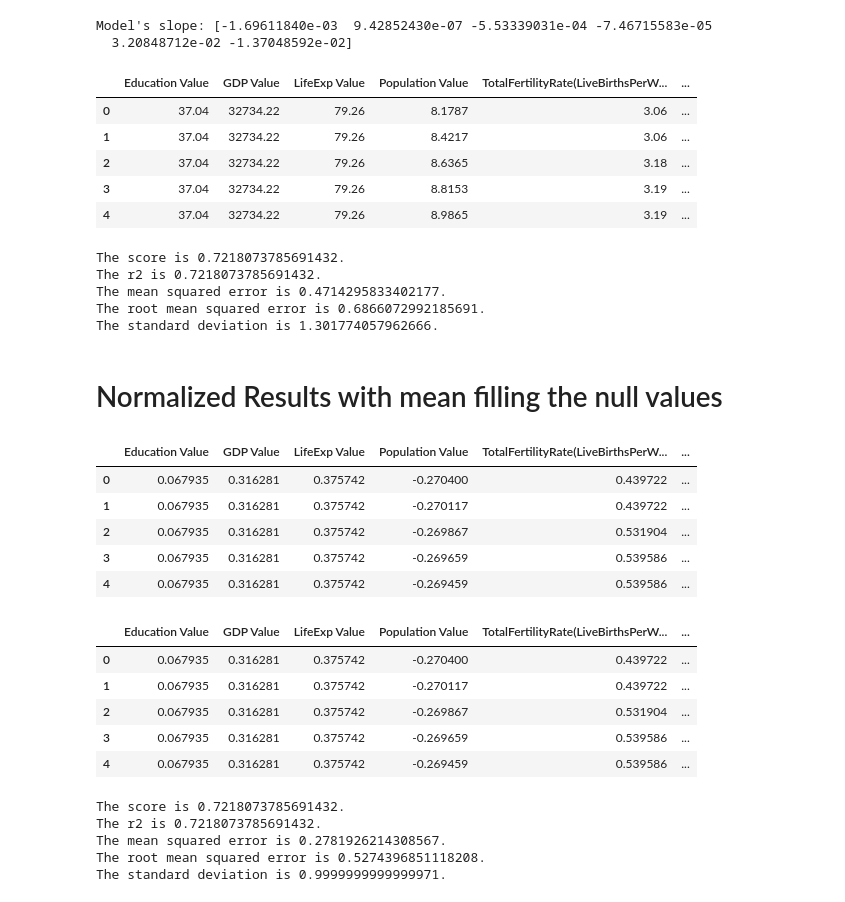
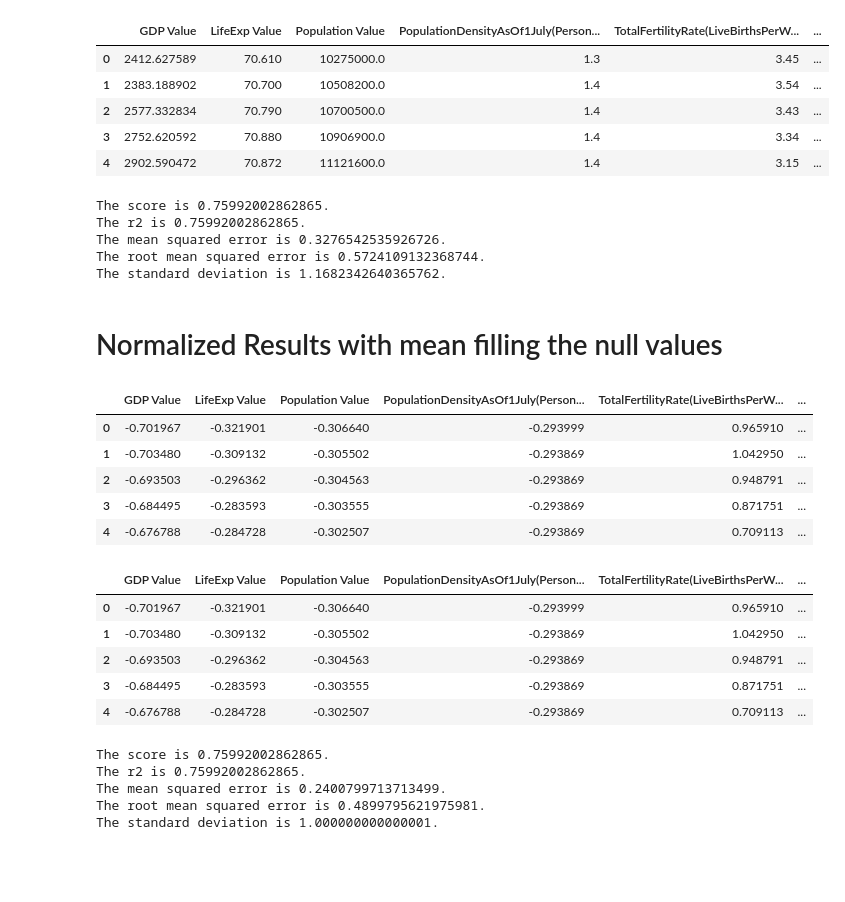
Before and after one commit to ElvisTheCoder/Project4, a Jupyter notebook: Regresssion_Modeling.ipynb, the cells around one changed output. Saved outputs shown, nothing was run; the diff lists cells and outputs as text; code cells hidden in the pictures; blank space fills up the shorter version.

```diff
--- a/Regresssion_Modeling.ipynb
+++ b/Regresssion_Modeling.ipynb
@@ -77,4 +11,5 @@ table_df
 # %%
-All_data_df = pd.read_csv("./Clean_datasets/mergefinal.csv")
+#Importing the data tabl;e
+All_data_df = pd.read_csv("./Clean_datasets/mergeFinalFilledwithedu.csv")
 All_data_df.head()
 # %% [output]
@@ -245,35 +209,34 @@ data_nonulls_df.describe()
 # %%
-
-data_training2=All_data_df.drop(columns=["LOCATION","Year","G20 Value"])
-data_training2=data_training2.fillna({'GDP Value':32734.22,
-                                      'LifeExp Value':79.26,
-                                      'TotalFertilityRate(LiveBirthsPerWoman)':1.69,
+#,"G20 Value"
+data_training2=All_data_df.drop(columns=["LOCATION","Year"])
+data_training2=data_training2.fillna({'GDP Value':	28182.05,
+                                      'LifeExp Value':77.27,
+                                      'TotalFertilityRate(LiveBirthsPerWoman)':1.77,
                                       'Unemployment Value':6.70,
-                                      'Population Value':94.92,
-                                      'Education Value':37.04,
-                                      'InfantMortalityRate(InfantDeathsPer1000LiveBirths)':6.30})
+                                      'Population Value':1.240653e+08,
+                                      'Education Value':33.31,
+                                      'InfantMortalityRate(InfantDeathsPer1000LiveBirths)':9.29,
+                                      'PopulationDensityAsOf1July(PersonsPerSquareKm)':140.37})
 fertility_y = data_training2['TotalFertilityRate(LiveBirthsPerWoman)']
 X=data_training2.drop(columns="TotalFertilityRate(LiveBirthsPerWoman)")
 #X=data_training.copy()
 
 
 model = LinearRegression()
 model.fit(X, fertility_y)
 coef=model.coef_
 intercept=model.intercept_
 predicted_y_values = model.predict(X)
 predicted=data_training2.copy()
 predicted["fertility predicted"]=predicted_y_values
 predicted.head()
 # %% [output]
-Model's slope: [-1.69611840e-03  9.42852430e-07 -5.53339031e-04 -7.46715583e-05
-  3.20848712e-02 -1.37048592e-02]
-|  | Education Value | GDP Value | LifeExp Value | Population Value | TotalFertilityRate(LiveBirthsPerW... | ... |
-| 0 | 37.04 | 32734.22 | 79.26 | 8.1787 | 3.06 | ... |
-| 1 | 37.04 | 32734.22 | 79.26 | 8.4217 | 3.06 | ... |
-| 2 | 37.04 | 32734.22 | 79.26 | 8.6365 | 3.18 | ... |
-| 3 | 37.04 | 32734.22 | 79.26 | 8.8153 | 3.19 | ... |
-| 4 | 37.04 | 32734.22 | 79.26 | 8.9865 | 3.19 | ... |
+|  | GDP Value | LifeExp Value | Population Value | PopulationDensityAsOf1July(Person... | TotalFertilityRate(LiveBirthsPerW... | ... |
+| 0 | 2412.627589 | 70.610 | 10275000.0 | 1.3 | 3.45 | ... |
+| 1 | 2383.188902 | 70.700 | 10508200.0 | 1.4 | 3.54 | ... |
+| 2 | 2577.332834 | 70.790 | 10700500.0 | 1.4 | 3.43 | ... |
+| 3 | 2752.620592 | 70.880 | 10906900.0 | 1.4 | 3.34 | ... |
+| 4 | 2902.590472 | 70.872 | 11121600.0 | 1.4 | 3.15 | ... |
 # %%
 from sklearn.metrics import mean_squared_error, r2_score
 score = model.score(X, fertility_y, sample_weight=None)
@@ -289,15 +252,15 @@ print(f"The mean squared error is {mse}.")
 print(f"The root mean squared error is {rmse}.")
 print(f"The standard deviation is {std}.")
 # %% [output]
-The score is 0.7218073785691432.
-The r2 is 0.7218073785691432.
-The mean squared error is 0.4714295833402177.
-The root mean squared error is 0.6866072992185691.
-The standard deviation is 1.301774057962666.
+The score is 0.75992002862865.
+The r2 is 0.75992002862865.
+The mean squared error is 0.3276542535926726.
+The root mean squared error is 0.5724109132368744.
+The standard deviation is 1.1682342640365762.
 # %% [markdown]
 # Normalized Results with mean filling the null values
 # %%
-from sklearn.preprocessing import StandardScaler
+
 data_training3=data_training2.copy()
 columns=[]
 column_names=data_training3.columns.values.tolist()
@@ -308,12 +271,12 @@ data_training4=pd.DataFrame(data_training4, columns=column_names,index=data_trai
 
 data_training4.head()
 # %% [output]
-|  | Education Value | GDP Value | LifeExp Value | Population Value | TotalFertilityRate(LiveBirthsPerW... | ... |
-| 0 | 0.067935 | 0.316281 | 0.375742 | -0.270400 | 0.439722 | ... |
-| 1 | 0.067935 | 0.316281 | 0.375742 | -0.270117 | 0.439722 | ... |
-| 2 | 0.067935 | 0.316281 | 0.375742 | -0.269867 | 0.531904 | ... |
-| 3 | 0.067935 | 0.316281 | 0.375742 | -0.269659 | 0.539586 | ... |
-| 4 | 0.067935 | 0.316281 | 0.375742 | -0.269459 | 0.539586 | ... |
+|  | GDP Value | LifeExp Value | Population Value | PopulationDensityAsOf1July(Person... | TotalFertilityRate(LiveBirthsPerW... | ... |
+| 0 | -0.701967 | -0.321901 | -0.306640 | -0.293999 | 0.965910 | ... |
+| 1 | -0.703480 | -0.309132 | -0.305502 | -0.293869 | 1.042950 | ... |
+| 2 | -0.693503 | -0.296362 | -0.304563 | -0.293869 | 0.948791 | ... |
+| 3 | -0.684495 | -0.283593 | -0.303555 | -0.293869 | 0.871751 | ... |
+| 4 | -0.676788 | -0.284728 | -0.302507 | -0.293869 | 0.709113 | ... |
 # %%
 fertility_y = data_training4['TotalFertilityRate(LiveBirthsPerWoman)']
 X=data_training4.drop(columns="TotalFertilityRate(LiveBirthsPerWoman)")
@@ -329,12 +292,12 @@ predicted=data_training4.copy()
 predicted["fertility predicted"]=predicted_y_values
 predicted.head()
 # %% [output]
-|  | Education Value | GDP Value | LifeExp Value | Population Value | TotalFertilityRate(LiveBirthsPerW... | ... |
-| 0 | 0.067935 | 0.316281 | 0.375742 | -0.270400 | 0.439722 | ... |
-| 1 | 0.067935 | 0.316281 | 0.375742 | -0.270117 | 0.439722 | ... |
-| 2 | 0.067935 | 0.316281 | 0.375742 | -0.269867 | 0.531904 | ... |
-| 3 | 0.067935 | 0.316281 | 0.375742 | -0.269659 | 0.539586 | ... |
-| 4 | 0.067935 | 0.316281 | 0.375742 | -0.269459 | 0.539586 | ... |
+|  | GDP Value | LifeExp Value | Population Value | PopulationDensityAsOf1July(Person... | TotalFertilityRate(LiveBirthsPerW... | ... |
+| 0 | -0.701967 | -0.321901 | -0.306640 | -0.293999 | 0.965910 | ... |
+| 1 | -0.703480 | -0.309132 | -0.305502 | -0.293869 | 1.042950 | ... |
+| 2 | -0.693503 | -0.296362 | -0.304563 | -0.293869 | 0.948791 | ... |
+| 3 | -0.684495 | -0.283593 | -0.303555 | -0.293869 | 0.871751 | ... |
+| 4 | -0.676788 | -0.284728 | -0.302507 | -0.293869 | 0.709113 | ... |
 # %%
 from sklearn.metrics import mean_squared_error, r2_score
 score = model.score(X, fertility_y, sample_weight=None)
@@ -350,8 +313,8 @@ print(f"The mean squared error is {mse}.")
 print(f"The root mean squared error is {rmse}.")
 print(f"The standard deviation is {std}.")
 # %% [output]
-The score is 0.7218073785691432.
-The r2 is 0.7218073785691432.
-The mean squared error is 0.2781926214308567.
-The root mean squared error is 0.5274396851118208.
-The standard deviation is 0.9999999999999971.
+The score is 0.75992002862865.
+The r2 is 0.75992002862865.
+The mean squared error is 0.2400799713713499.
+The root mean squared error is 0.4899795621975981.
+The standard deviation is 1.000000000000001.
```
Also changed, not shown: parts of 24 cells of this notebook.
